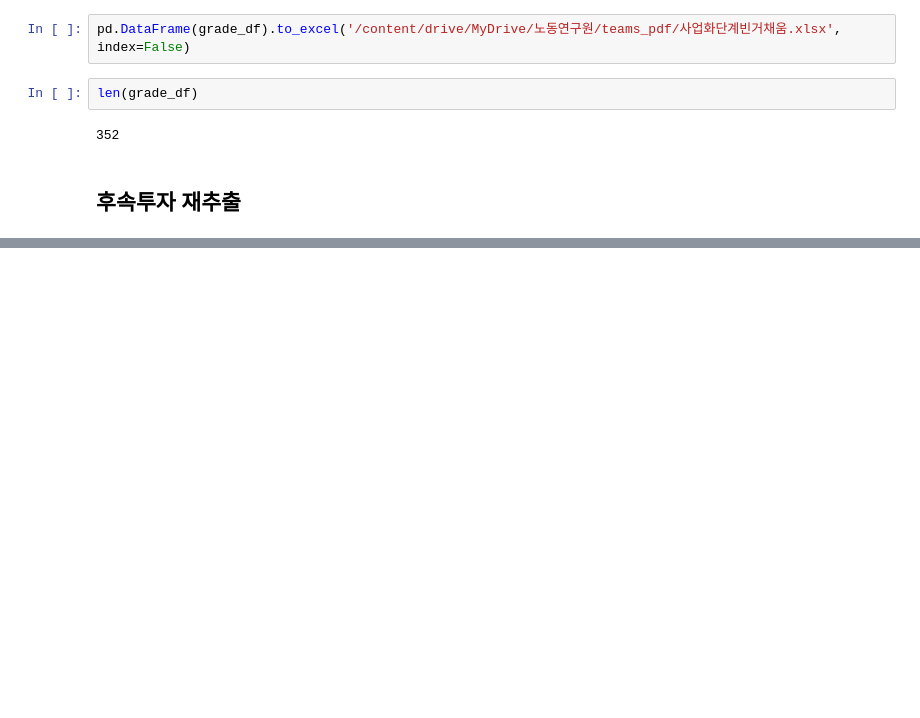
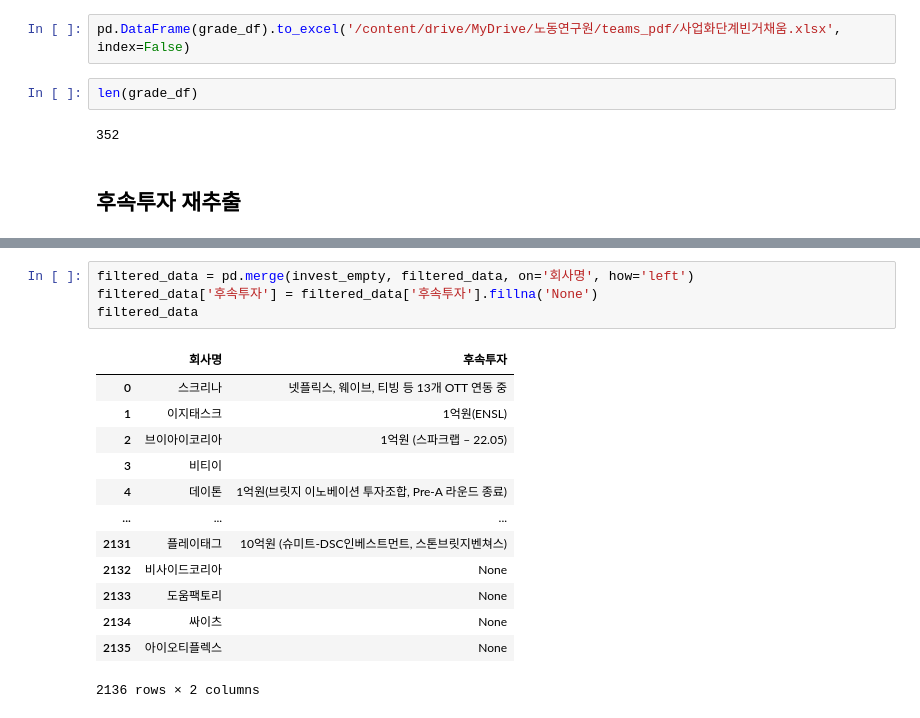
Before and after one commit to joony0512/short_codes, a Jupyter notebook: 최종데이터추출코드.ipynb, the cells around one changed output, grey strips where cells are left out. Saved outputs shown, nothing was run; the diff lists cells and outputs as text; blank space fills up the shorter version.

```diff
--- a/최종데이터추출코드.ipynb
+++ b/최종데이터추출코드.ipynb
@@ -410,0 +646,18 @@ print(investment_info)
+# %%
+filtered_data = pd.merge(invest_empty, filtered_data, on='회사명', how='left')
+filtered_data['후속투자'] = filtered_data['후속투자'].fillna('None')
+filtered_data
+# %% [output]
+|  | 회사명 | 후속투자 |
+| 0 | 스크리나 | 넷플릭스, 웨이브, 티빙 등 13개 OTT 연동 중 |
+| 1 | 이지태스크 | 1억원(ENSL) |
+| 2 | 브이아이코리아 | 1억원 (스파크랩 – 22.05) |
+| 3 | 비티이 |  |
+| 4 | 데이톤 | 1억원(브릿지 이노베이션 투자조합, Pre-A 라운드 종료) |
+| ... | ... | ... |
+| 2131 | 플레이태그 | 10억원 (슈미트-DSC인베스트먼트, 스톤브릿지벤쳐스) |
+| 2132 | 비사이드코리아 | None |
+| 2133 | 도움팩토리 | None |
+| 2134 | 싸이츠 | None |
+| 2135 | 아이오티플렉스 | None |
+2136 rows × 2 columns
```
Also changed, not shown: parts of 47 cells of this notebook.
